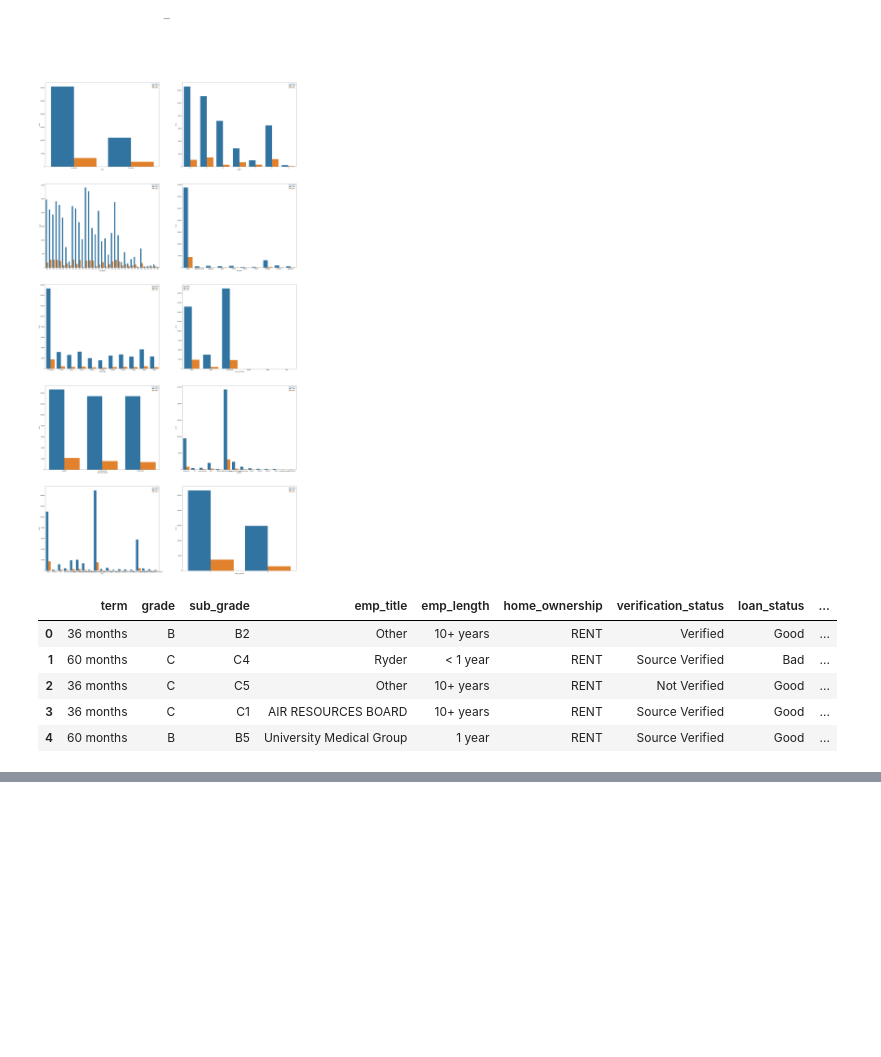
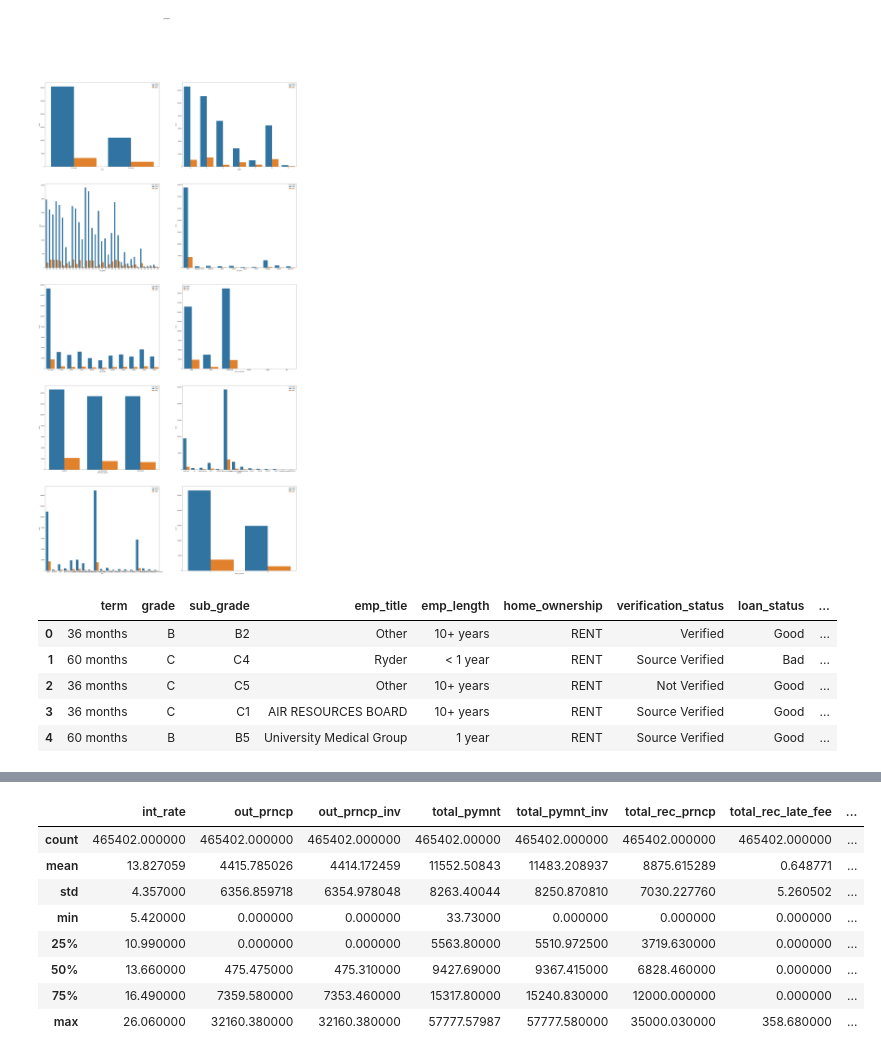
Before and after one commit to FransiscoReadyPermana/Credit-Risk-Prediction, a Jupyter notebook: test.ipynb, the cells around one changed output, grey strips where cells are left out. Cells and saved outputs as stored; diff of their text form; code cells hidden in the pictures; blank space fills up the shorter version.

```diff
--- a/test.ipynb
+++ b/test.ipynb
@@ -1357,0 +1478,12 @@ num.head()
+# %%
+num.describe()
+# %% [output]
+|  | int_rate | out_prncp | out_prncp_inv | total_pymnt | total_pymnt_inv | total_rec_prncp | total_rec_late_fee | ... |
+| count | 465402.000000 | 465402.000000 | 465402.000000 | 465402.00000 | 465402.000000 | 465402.000000 | 465402.000000 | ... |
+| mean | 13.827059 | 4415.785026 | 4414.172459 | 11552.50843 | 11483.208937 | 8875.615289 | 0.648771 | ... |
+| std | 4.357000 | 6356.859718 | 6354.978048 | 8263.40044 | 8250.870810 | 7030.227760 | 5.260502 | ... |
+| min | 5.420000 | 0.000000 | 0.000000 | 33.73000 | 0.000000 | 0.000000 | 0.000000 | ... |
+| 25% | 10.990000 | 0.000000 | 0.000000 | 5563.80000 | 5510.972500 | 3719.630000 | 0.000000 | ... |
+| 50% | 13.660000 | 475.475000 | 475.310000 | 9427.69000 | 9367.415000 | 6828.460000 | 0.000000 | ... |
+| 75% | 16.490000 | 7359.580000 | 7353.460000 | 15317.80000 | 15240.830000 | 12000.000000 | 0.000000 | ... |
+| max | 26.060000 | 32160.380000 | 32160.380000 | 57777.57987 | 57777.580000 | 35000.030000 | 358.680000 | ... |
```
Also changed, not shown: parts of 42 cells of this notebook.
